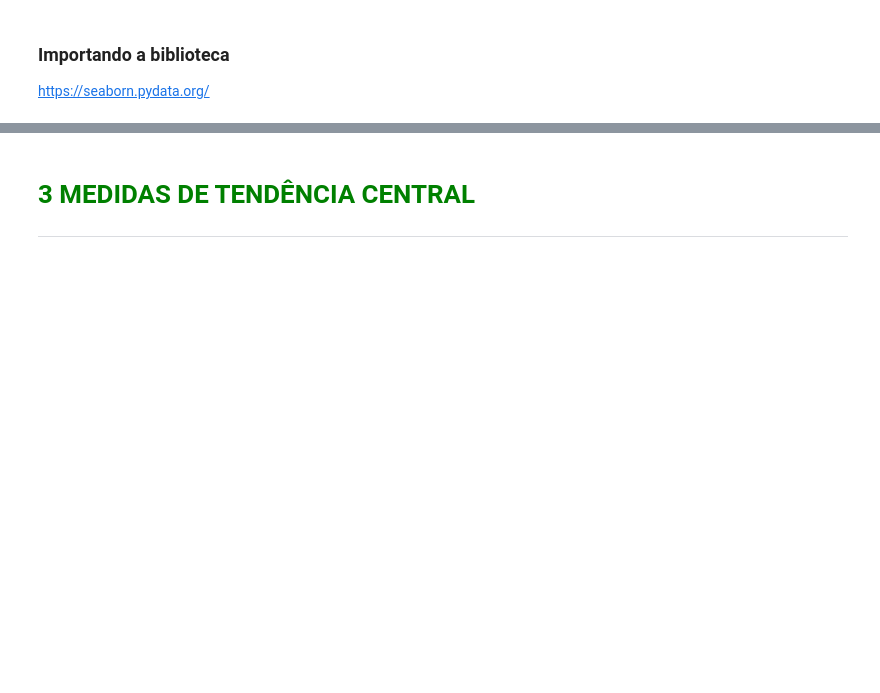
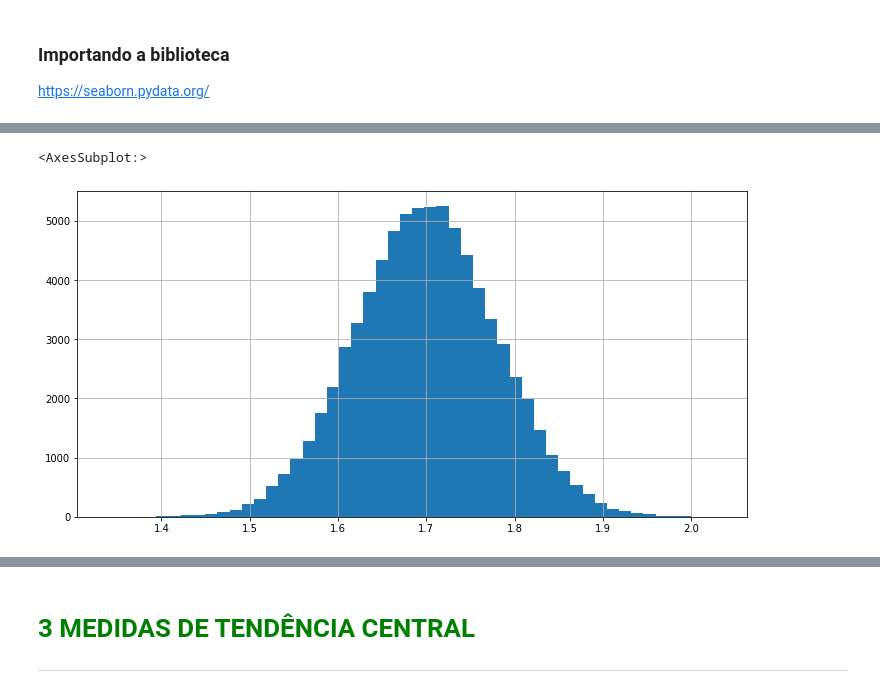
Before and after one commit to alexaugusto23/python_developer, a Jupyter notebook: Estatisticas com Python/Curso_de_Estatística_Parte_1.ipynb, the cells around one changed output, grey strips where cells are left out. Saved outputs shown, nothing was run; the diff lists cells and outputs as text; code cells hidden in the pictures; blank space fills up the shorter version.

```diff
--- a/Estatisticas com Python/Curso_de_Estatística_Parte_1.ipynb
+++ b/Estatisticas com Python/Curso_de_Estatística_Parte_1.ipynb
@@ -329,0 +645,6 @@ https://seaborn.pydata.org/
+# %%
+pandas_hist = dados['Altura'].hist(bins=50, figsize=(12,6))
+pandas_hist
+# %% [output]
+<AxesSubplot:>
+[figure, added]
```
Also changed, not shown: parts of 35 cells of this notebook, 2 other files.
